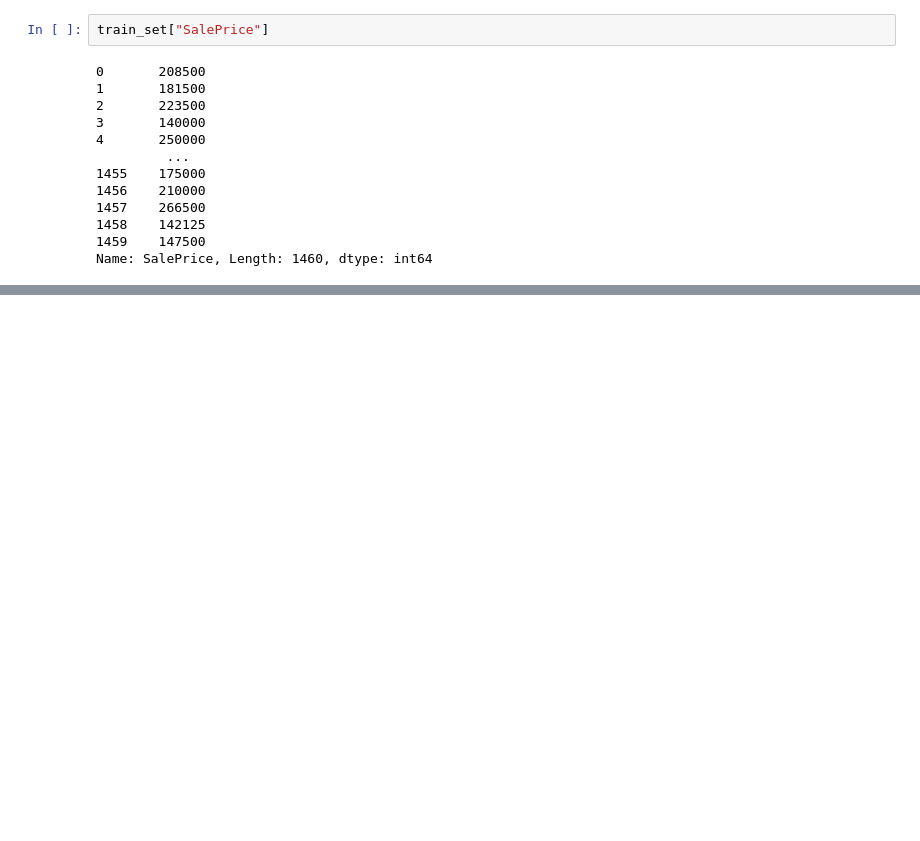
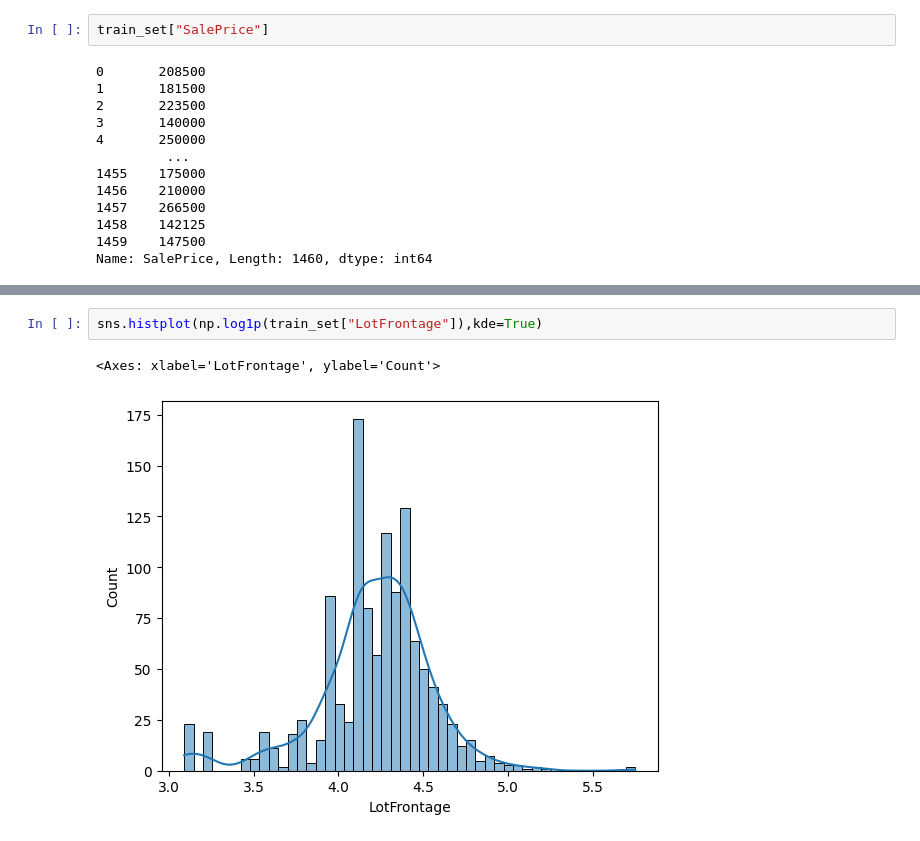
Before and after one commit to aryal1/HousePrices, a Jupyter notebook: tracking.ipynb, the cells around one changed output, grey strips where cells are left out. Drawn from its saved outputs; the diff is of its cells as text; blank space fills up the shorter version.

```diff
--- a/tracking.ipynb
+++ b/tracking.ipynb
@@ -193,0 +205,5 @@ Name: SalePrice, Length: 1460, dtype: int64
+# %%
+sns.histplot(np.log1p(train_set["LotFrontage"]),kde=True)
+# %% [output]
+<Axes: xlabel='LotFrontage', ylabel='Count'>
+[figure, added]
```
Also changed, not shown: parts of 20 cells of this notebook.
